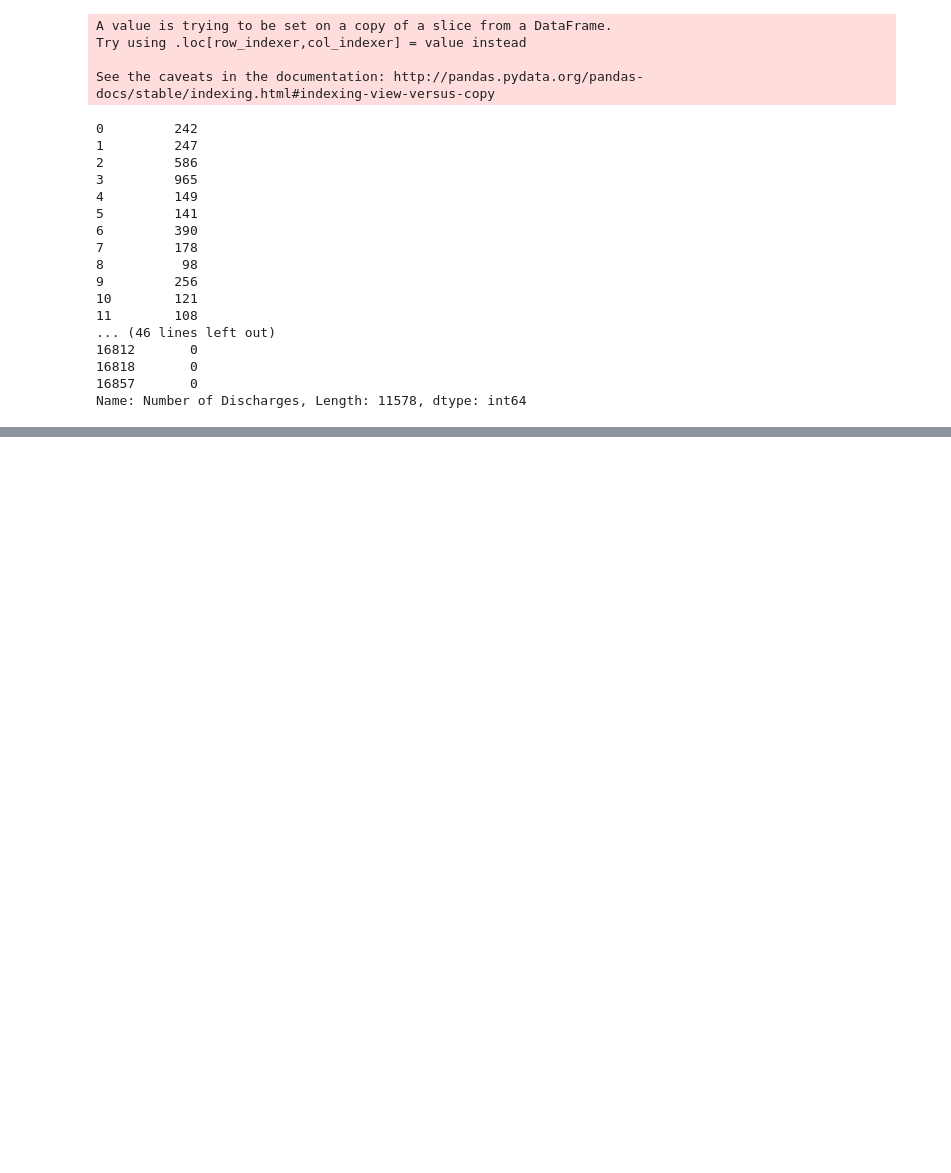
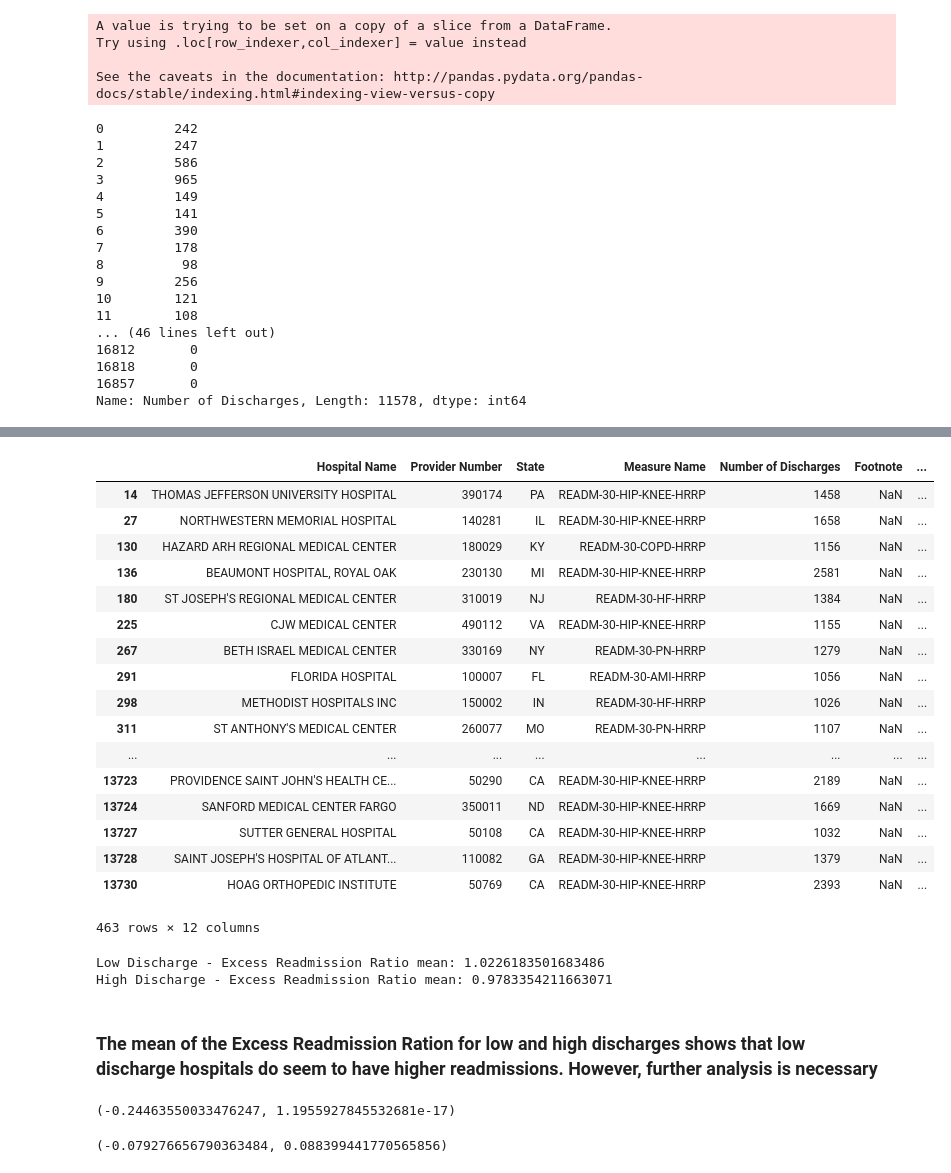
Before and after one commit to cisco3775/Reduce-Hospital-Readmissions, a Jupyter notebook: 8.3 EDA #3 Reduce Hospital Readmissions.ipynb, the cells around one changed output, grey strips where cells are left out. Saved outputs shown, nothing was run; the diff lists cells and outputs as text; code cells hidden in the pictures; blank space fills up the shorter version.

```diff
--- a/8.3 EDA #3 Reduce Hospital Readmissions.ipynb
+++ b/8.3 EDA #3 Reduce Hospital Readmissions.ipynb
@@ -203,0 +225,37 @@ low_discharges
+# %%
+high_discharges
+# %% [output]
+|  | Hospital Name | Provider Number | State | Measure Name | Number of Discharges | Footnote | ... |
+| 14 | THOMAS JEFFERSON UNIVERSITY HOSPITAL | 390174 | PA | READM-30-HIP-KNEE-HRRP | 1458 | NaN | ... |
+| 27 | NORTHWESTERN MEMORIAL HOSPITAL | 140281 | IL | READM-30-HIP-KNEE-HRRP | 1658 | NaN | ... |
+| 130 | HAZARD ARH REGIONAL MEDICAL CENTER | 180029 | KY | READM-30-COPD-HRRP | 1156 | NaN | ... |
+| 136 | BEAUMONT HOSPITAL, ROYAL OAK | 230130 | MI | READM-30-HIP-KNEE-HRRP | 2581 | NaN | ... |
+| 180 | ST JOSEPH'S REGIONAL MEDICAL CENTER | 310019 | NJ | READM-30-HF-HRRP | 1384 | NaN | ... |
+| 225 | CJW MEDICAL CENTER | 490112 | VA | READM-30-HIP-KNEE-HRRP | 1155 | NaN | ... |
+| 267 | BETH ISRAEL MEDICAL CENTER | 330169 | NY | READM-30-PN-HRRP | 1279 | NaN | ... |
+| 291 | FLORIDA HOSPITAL | 100007 | FL | READM-30-AMI-HRRP | 1056 | NaN | ... |
+| 298 | METHODIST HOSPITALS INC | 150002 | IN | READM-30-HF-HRRP | 1026 | NaN | ... |
+| 311 | ST ANTHONY'S MEDICAL CENTER | 260077 | MO | READM-30-PN-HRRP | 1107 | NaN | ... |
+| ... | ... | ... | ... | ... | ... | ... | ... |
+| 13723 | PROVIDENCE SAINT JOHN'S HEALTH CE... | 50290 | CA | READM-30-HIP-KNEE-HRRP | 2189 | NaN | ... |
+| 13724 | SANFORD MEDICAL CENTER FARGO | 350011 | ND | READM-30-HIP-KNEE-HRRP | 1669 | NaN | ... |
+| 13727 | SUTTER GENERAL HOSPITAL | 50108 | CA | READM-30-HIP-KNEE-HRRP | 1032 | NaN | ... |
+| 13728 | SAINT JOSEPH'S HOSPITAL OF ATLANT... | 110082 | GA | READM-30-HIP-KNEE-HRRP | 1379 | NaN | ... |
+| 13730 | HOAG ORTHOPEDIC INSTITUTE | 50769 | CA | READM-30-HIP-KNEE-HRRP | 2393 | NaN | ... |
+463 rows × 12 columns
+# %%
+print('Low Discharge - Excess Readmission Ratio mean:', low_discharges['Excess Readmission Ratio'].mean())
+print('High Discharge - Excess Readmission Ratio mean:', high_discharges['Excess Readmission Ratio'].mean())
+# %% [output]
+Low Discharge - Excess Readmission Ratio mean: 1.0226183501683486
+High Discharge - Excess Readmission Ratio mean: 0.9783354211663071
+# %% [markdown]
+### The mean of the Excess Readmission Ration for low and high discharges shows that low discharge hospitals do seem to have higher readmissions. However, further analysis is necessary
+# %%
+stats.pearsonr(low_discharges['Number of Discharges'] ,low_discharges['Excess Readmission Ratio'])
+# %% [output]
+(-0.24463550033476247, 1.1955927845532681e-17)
+# %%
+stats.pearsonr(high_discharges['Number of Discharges'] ,high_discharges['Excess Readmission Ratio'])
+# %% [output]
+(-0.079276656790363484, 0.088399441770565856)
```
Also changed, not shown: parts of 4 cells of this notebook.
